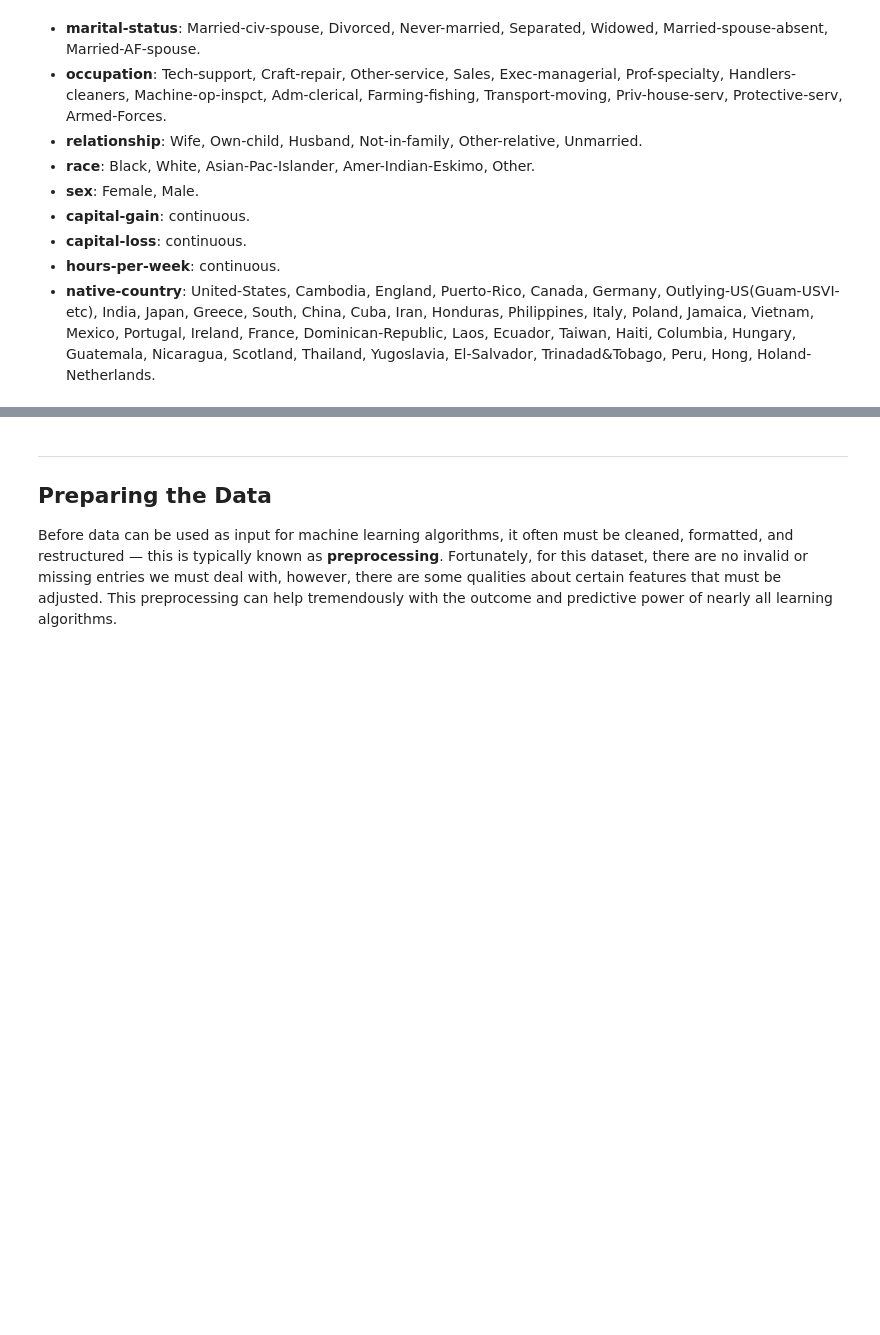
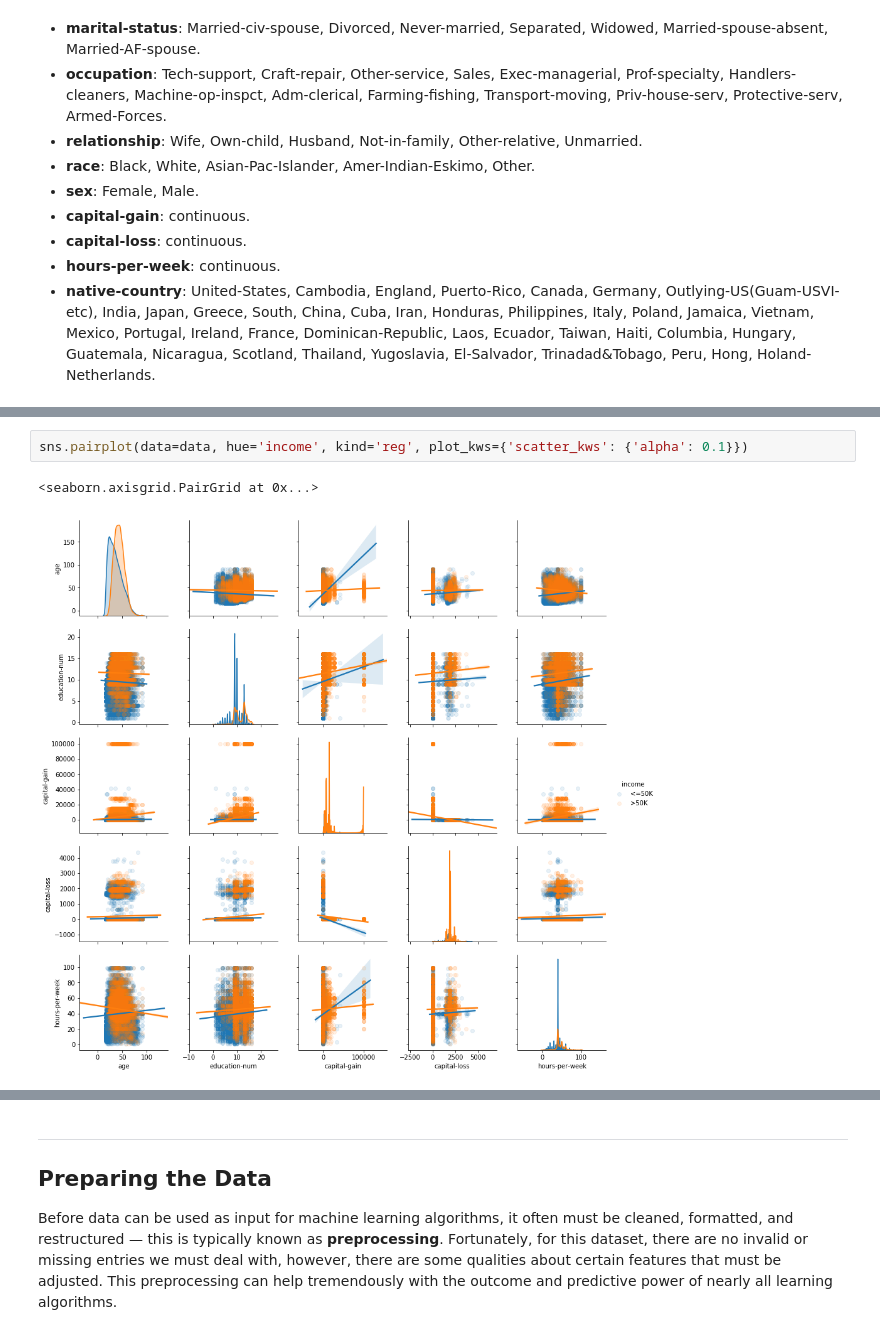
Before and after one commit to Per48edjes/Udacity-DSND-P1, a Jupyter notebook: finding_donors.ipynb, the cells around one changed output, grey strips where cells are left out. Saved outputs shown, nothing was run; the diff lists cells and outputs as text; blank space fills up the shorter version.

```diff
--- a/finding_donors.ipynb
+++ b/finding_donors.ipynb
@@ -89,0 +95,5 @@ Percentage of individuals making more than $50,000: 24.78439697492371%
+# %%
+sns.pairplot(data=data, hue='income', kind='reg', plot_kws={'scatter_kws': {'alpha': 0.1}})
+# %% [output]
+<seaborn.axisgrid.PairGrid at 0x...>
+[figure, added]
```
Also changed, not shown: parts of 23 cells of this notebook, 1 other file.
